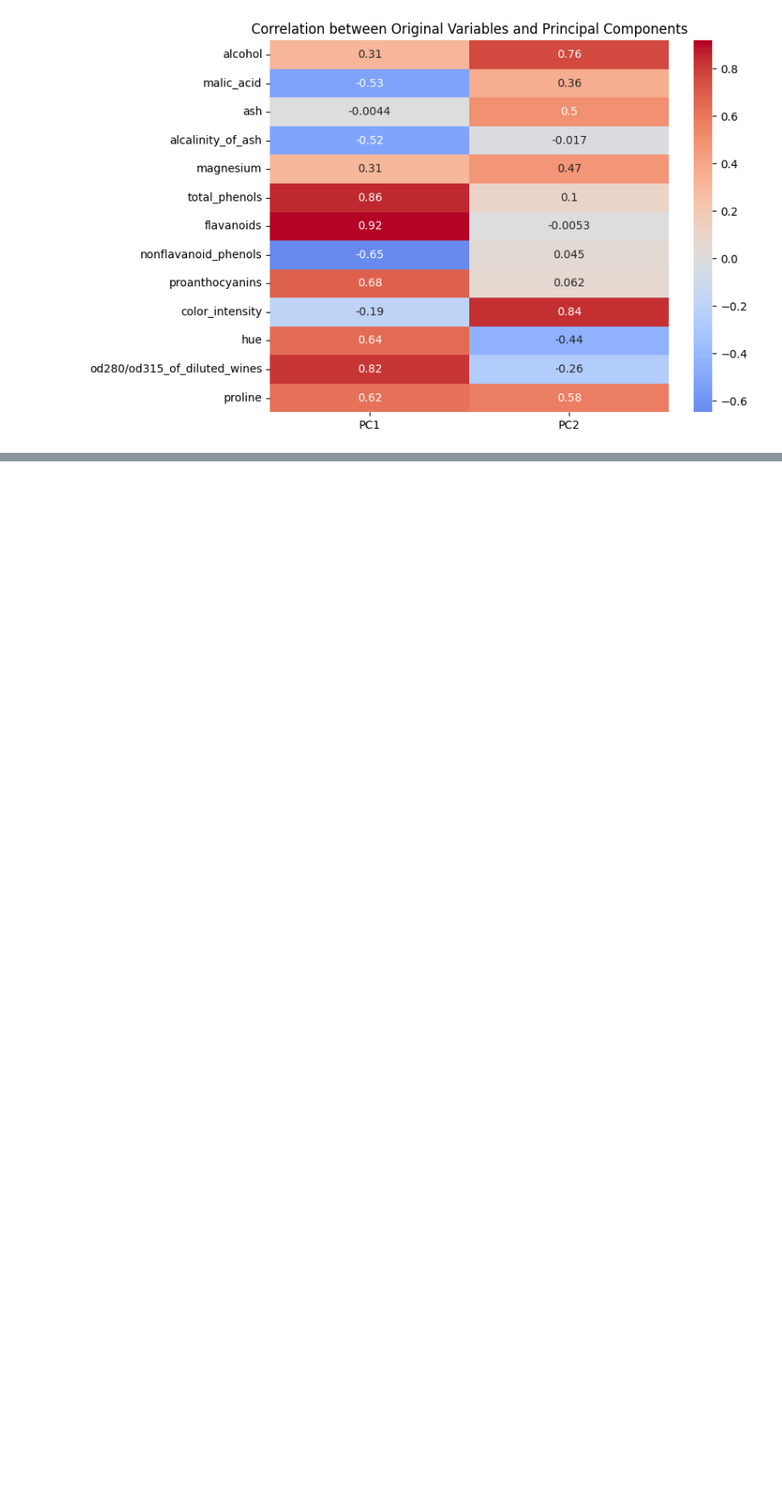
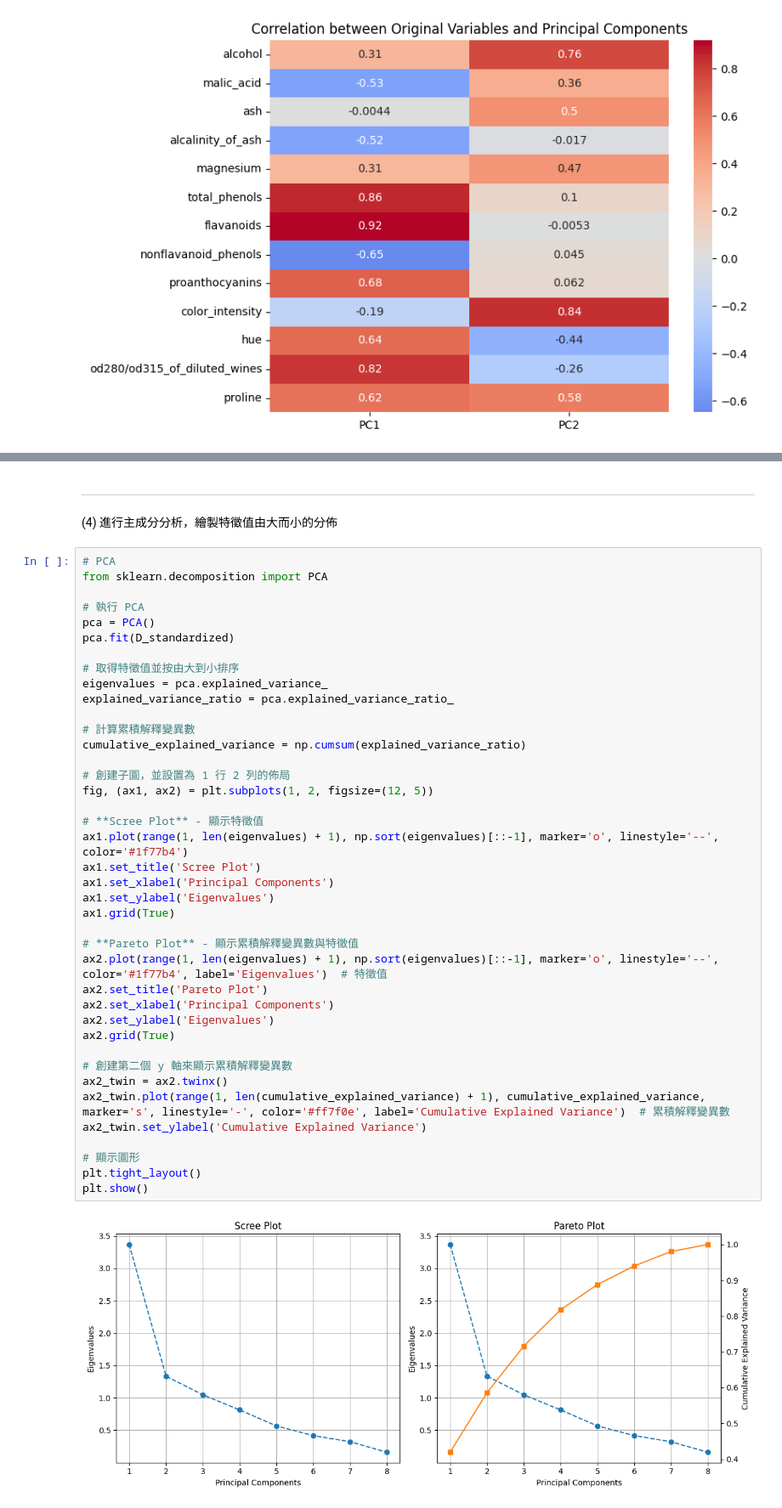
Before and after one commit to Hank8ntpu/InClassCoding, a Jupyter notebook: homework_demo.ipynb, the cells around one changed output, grey strips where cells are left out. Shown at 85% size. Drawn from its saved outputs; the diff is of its cells as text; blank space fills up the shorter version.

```diff
--- a/homework_demo.ipynb
+++ b/homework_demo.ipynb
@@ -349,0 +447,46 @@ plt.show()
+# %% [markdown]
+<hr>
+
+(4) 進行主成分分析，繪製特徵值由大而小的分佈
+# %%
+# PCA
+from sklearn.decomposition import PCA
+
+# 執行 PCA
+pca = PCA()
+pca.fit(D_standardized)
+
+# 取得特徵值並按由大到小排序
+eigenvalues = pca.explained_variance_
+explained_variance_ratio = pca.explained_variance_ratio_
+
+# 計算累積解釋變異數
+cumulative_explained_variance = np.cumsum(explained_variance_ratio)
+
+# 創建子圖，並設置為 1 行 2 列的佈局
+fig, (ax1, ax2) = plt.subplots(1, 2, figsize=(12, 5))
+
+# **Scree Plot** - 顯示特徵值
+ax1.plot(range(1, len(eigenvalues) + 1), np.sort(eigenvalues)[::-1], marker='o', linestyle='--', color='#1f77b4')
+ax1.set_title('Scree Plot')
+ax1.set_xlabel('Principal Components')
+ax1.set_ylabel('Eigenvalues')
+ax1.grid(True)
+
+# **Pareto Plot** - 顯示累積解釋變異數與特徵值
+ax2.plot(range(1, len(eigenvalues) + 1), np.sort(eigenvalues)[::-1], marker='o', linestyle='--', color='#1f77b4', label='Eigenvalues')  # 特徵值
+ax2.set_title('Pareto Plot')
+ax2.set_xlabel('Principal Components')
+ax2.set_ylabel('Eigenvalues')
+ax2.grid(True)
+
+# 創建第二個 y 軸來顯示累積解釋變異數
+ax2_twin = ax2.twinx()
+ax2_twin.plot(range(1, len(cumulative_explained_variance) + 1), cumulative_explained_variance, marker='s', linestyle='-', color='#ff7f0e', label='Cumulative Explained Variance')  # 累積解釋變異數
+ax2_twin.set_ylabel('Cumulative Explained Variance')
+
+# 顯示圖形
+plt.tight_layout()
+plt.show()
+# %% [output]
+[figure, added]
```
Also changed, not shown: parts of 16 cells of this notebook, 1 other file.
